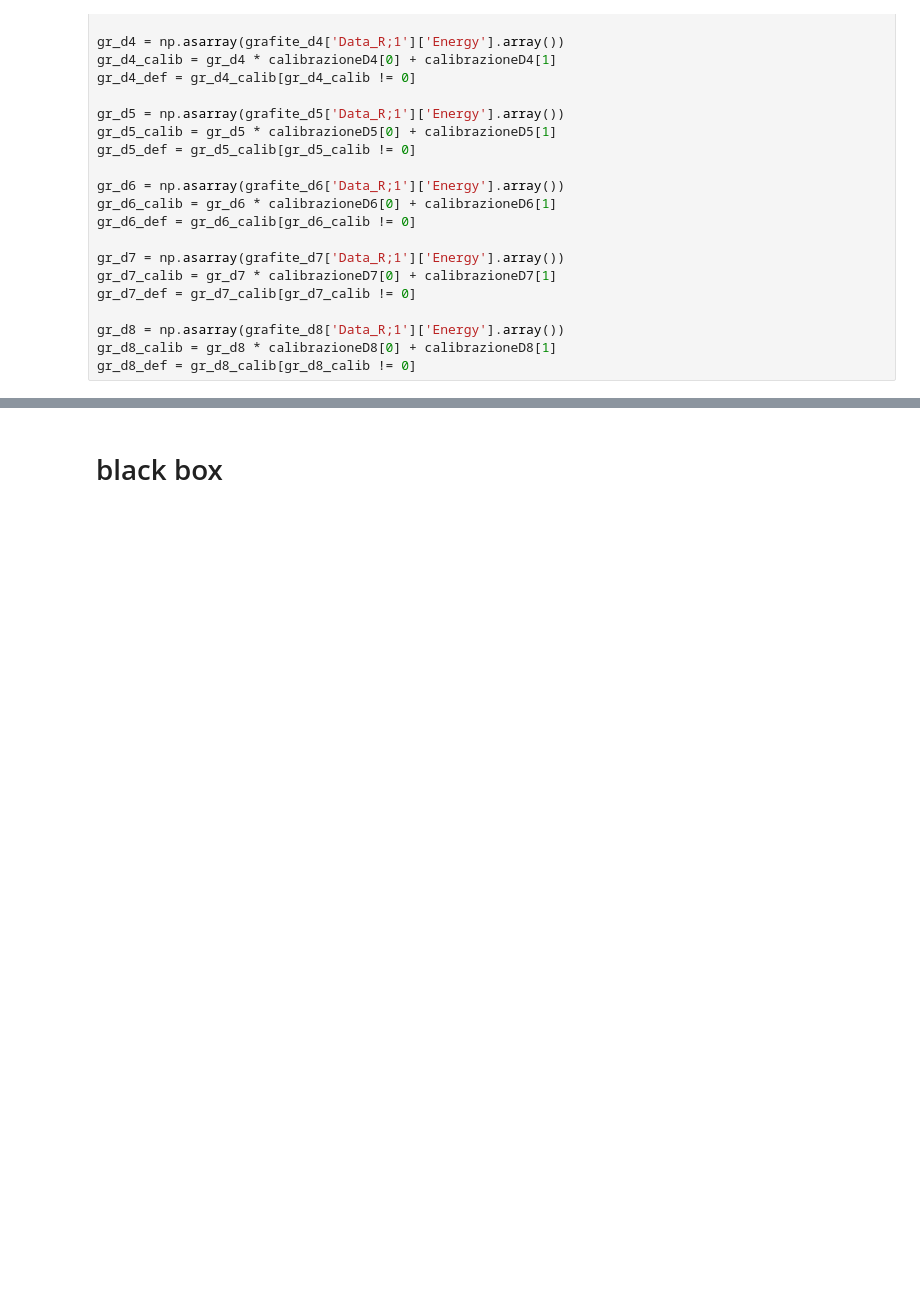
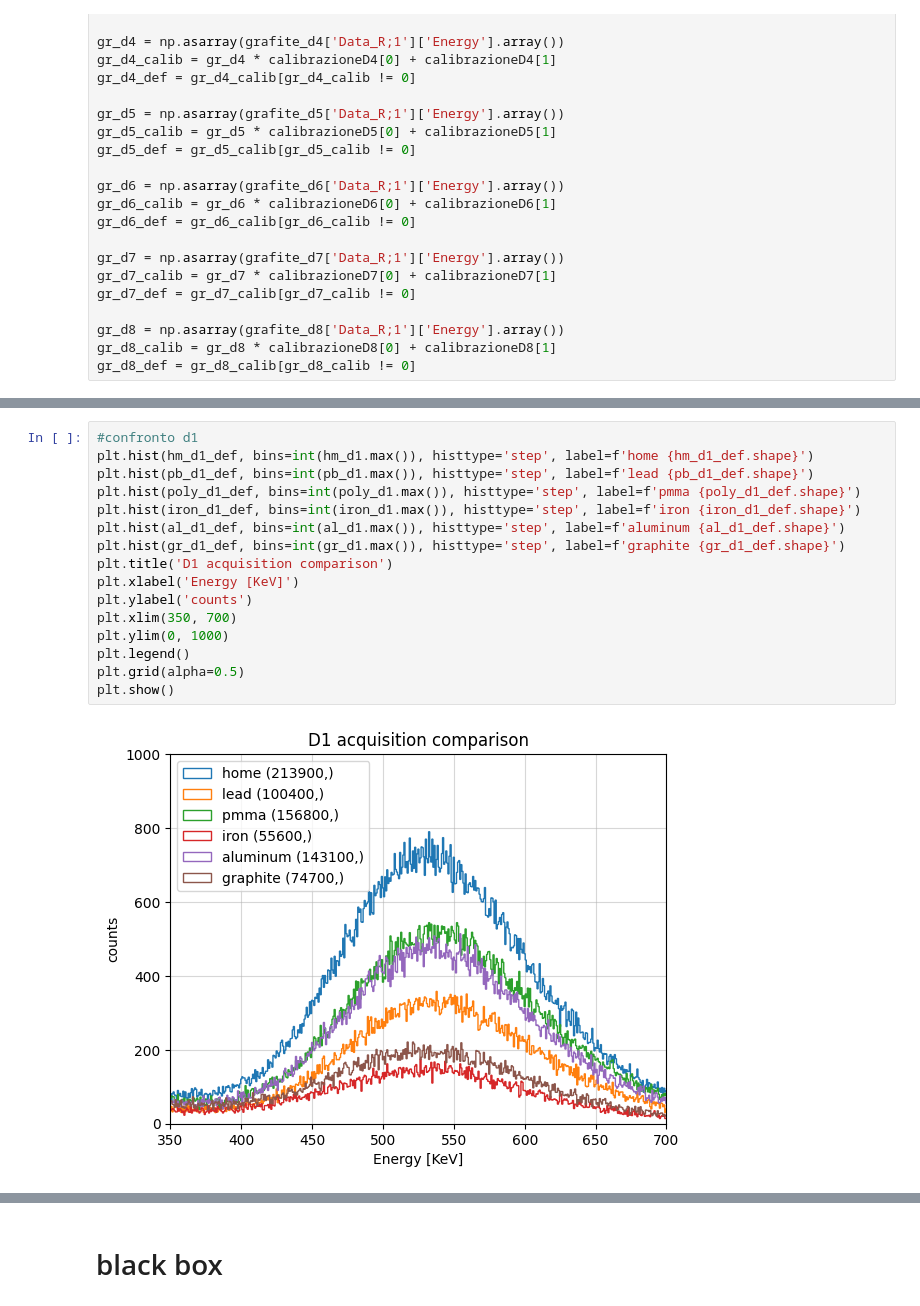
Before and after one commit to b3n3d3tt4/imaging, a Jupyter notebook: analisi.ipynb, the cells around one changed output, grey strips where cells are left out. Saved outputs shown, nothing was run; the diff lists cells and outputs as text; blank space fills up the shorter version.

```diff
--- a/analisi.ipynb
+++ b/analisi.ipynb
@@ -1127,0 +853,18 @@ mu8 = 0.1328 ± 0.0058 cm^(-1)
+# %%
+#confronto d1
+plt.hist(hm_d1_def, bins=int(hm_d1.max()), histtype='step', label=f'home {hm_d1_def.shape}')
+plt.hist(pb_d1_def, bins=int(pb_d1.max()), histtype='step', label=f'lead {pb_d1_def.shape}')
+plt.hist(poly_d1_def, bins=int(poly_d1.max()), histtype='step', label=f'pmma {poly_d1_def.shape}')
+plt.hist(iron_d1_def, bins=int(iron_d1.max()), histtype='step', label=f'iron {iron_d1_def.shape}')
+plt.hist(al_d1_def, bins=int(al_d1.max()), histtype='step', label=f'aluminum {al_d1_def.shape}')
+plt.hist(gr_d1_def, bins=int(gr_d1.max()), histtype='step', label=f'graphite {gr_d1_def.shape}')
+plt.title('D1 acquisition comparison')
+plt.xlabel('Energy [KeV]')
+plt.ylabel('counts')
+plt.xlim(350, 700)
+plt.ylim(0, 1000)
+plt.legend()
+plt.grid(alpha=0.5)
+plt.show()
+# %% [output]
+[figure, added]
```
Also changed, not shown: parts of 28 cells of this notebook.
